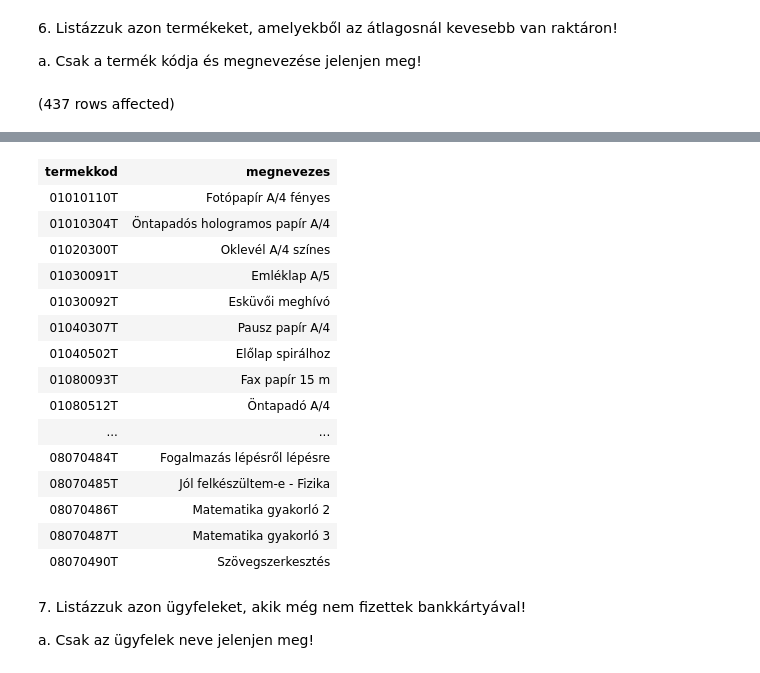
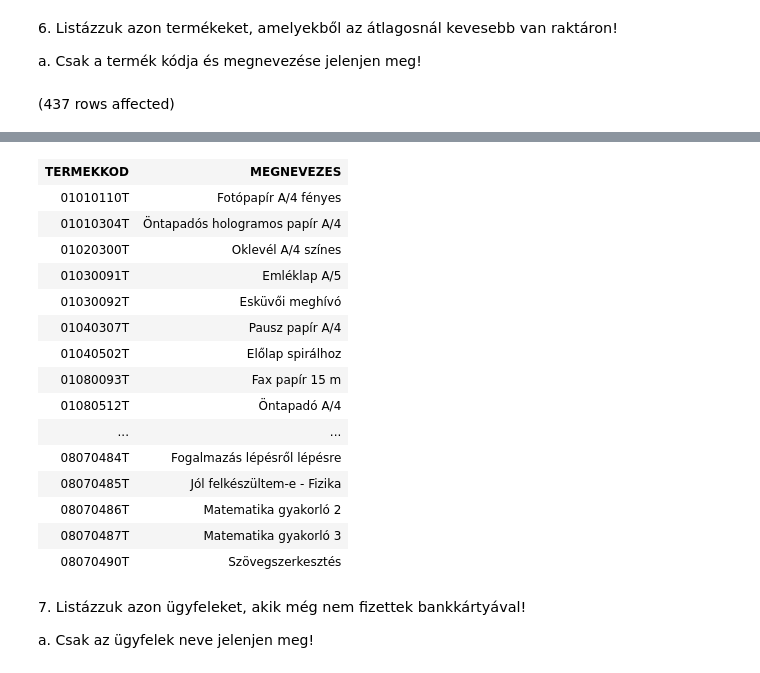
Before and after one commit to barnabasbaranyistud/SQLgyak03, a Jupyter notebook: gyakorlat06_feladatok.ipynb, the cells around one changed output, grey strips where cells are left out. Saved outputs shown, nothing was run; the diff lists cells and outputs as text; code cells hidden in the pictures.

```diff
--- a/gyakorlat06_feladatok.ipynb
+++ b/gyakorlat06_feladatok.ipynb
@@ -88,9 +162,11 @@ a. Vegyünk fel két új oszlopot, amely a sorrend szerint előző szálláshely
 
 a. Csak a termék kódja és megnevezése jelenjen meg!
 # %%
-SELECT termekkod, megnevezes
-FROM termek
-WHERE keszlet < (SELECT AVG(keszlet)
-FROM termek)
+SELECT TERMEKKOD, MEGNEVEZES
+FROM Termek
+WHERE KESZLET < (
+    SELECT AVG(KESZLET)
+    FROM Termek
+)
 # %% [output]
 (437 rows affected)
@@ -98,4 +174,4 @@ Total execution time: 00:00:00.043
-| termekkod | megnevezes |
+| TERMEKKOD | MEGNEVEZES |
 | 01010110T | Fotópapír A/4 fényes |
 | 01010304T | Öntapadós hologramos papír A/4 |
 | 01020300T | Oklevél A/4 színes |
```
Also changed, not shown: parts of 6 cells of this notebook.
